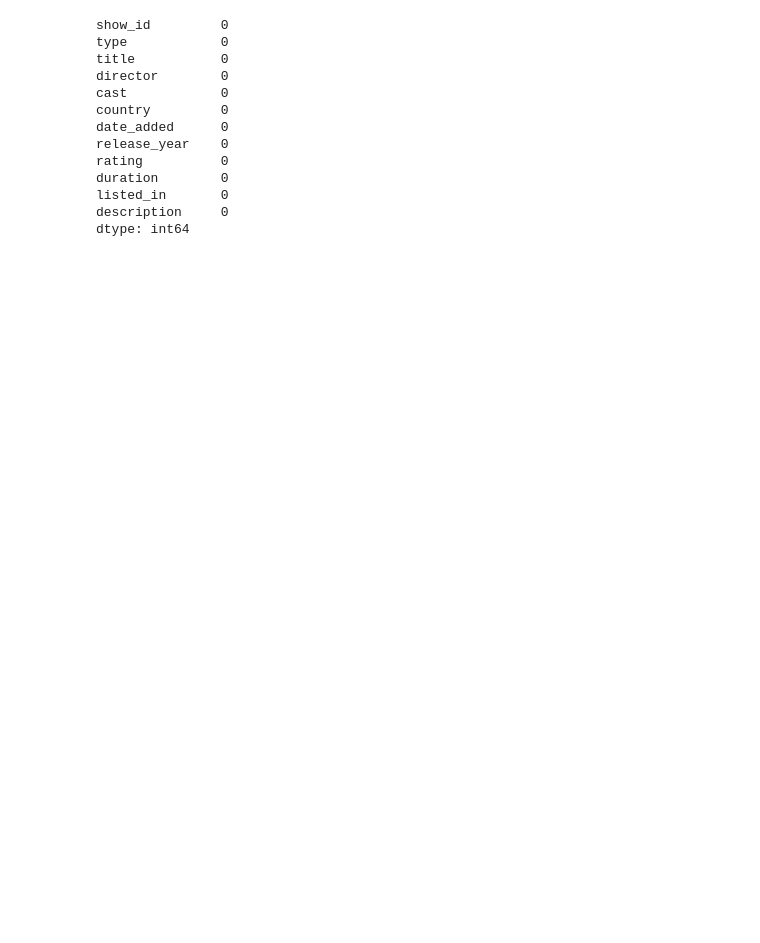
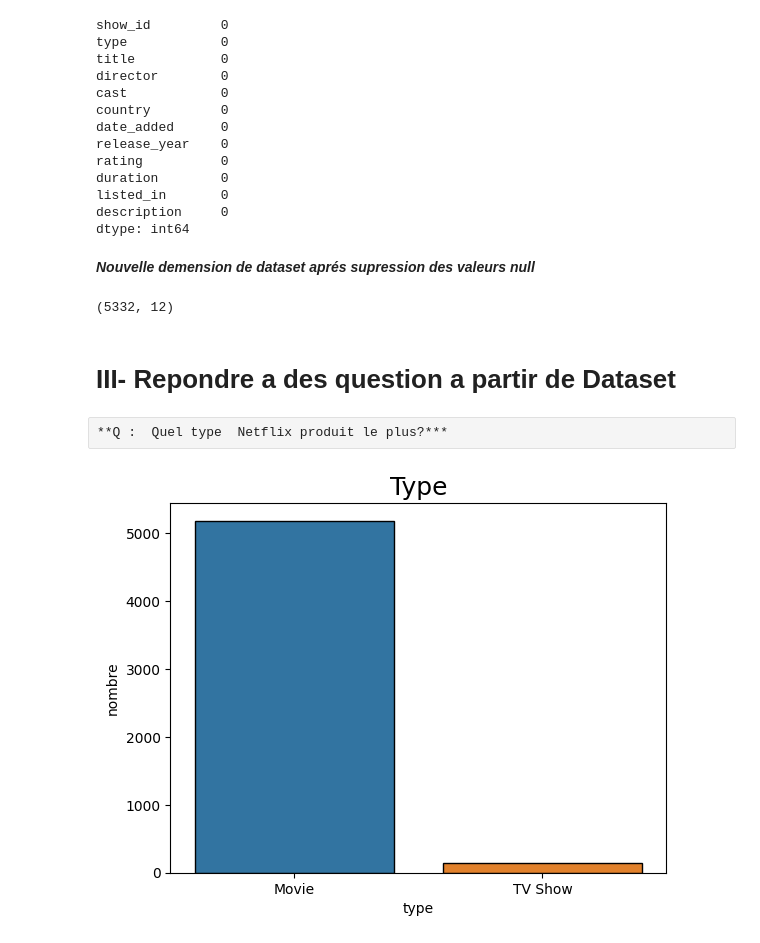
Before and after one commit to NamousNassim/Project_ADD, a Jupyter notebook: G2_08.ipynb, the cells around one changed output. Saved outputs shown, nothing was run; the diff lists cells and outputs as text; code cells hidden in the pictures; blank space fills up the shorter version.

```diff
--- a/G2_08.ipynb
+++ b/G2_08.ipynb
@@ -140,3 +142,23 @@ duration        0
 listed_in       0
 description     0
 dtype: int64
+# %% [markdown]
+***Nouvelle demension de dataset aprés supression des valeurs null***
+# %%
+df.shape
+# ligne  : 5332
+# colonne : 12
+# %% [output]
+(5332, 12)
+# %% [markdown]
+# III- Repondre a des question a partir de Dataset
+# %% [raw]
+**Q :  Quel type  Netflix produit le plus?***
+# %%
+sns.countplot(x='type',data=df,ec='black',lw=1)
+plt.title('Type',fontsize=18)
+plt.xlabel("type")
+plt.ylabel("nombre")
+plt.show()
+# %% [output]
+[figure, added]
```
Also changed, not shown: parts of 15 cells of this notebook.
